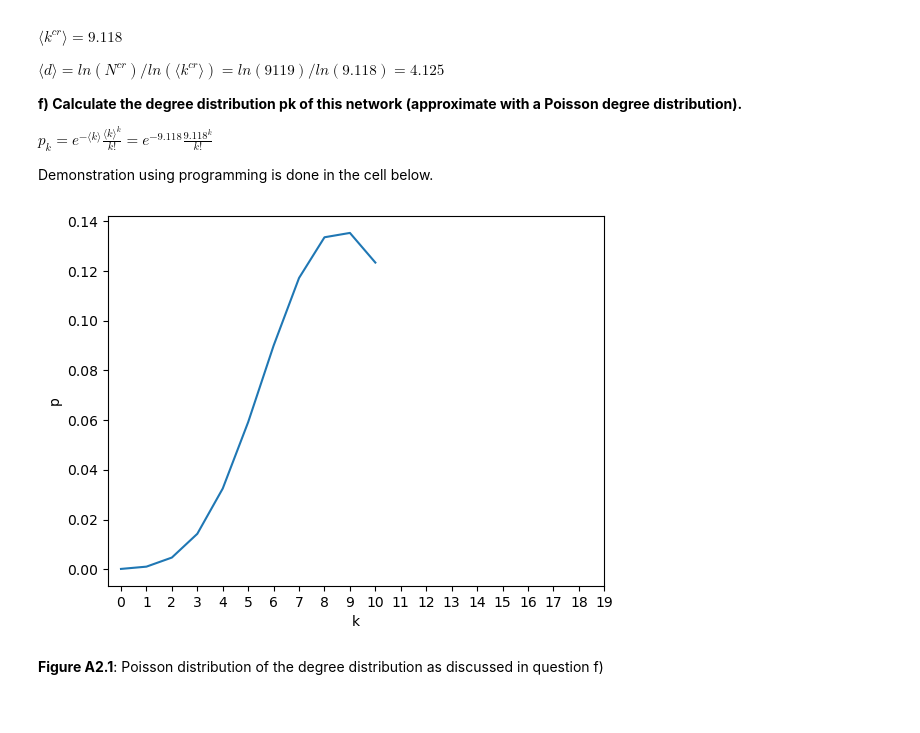
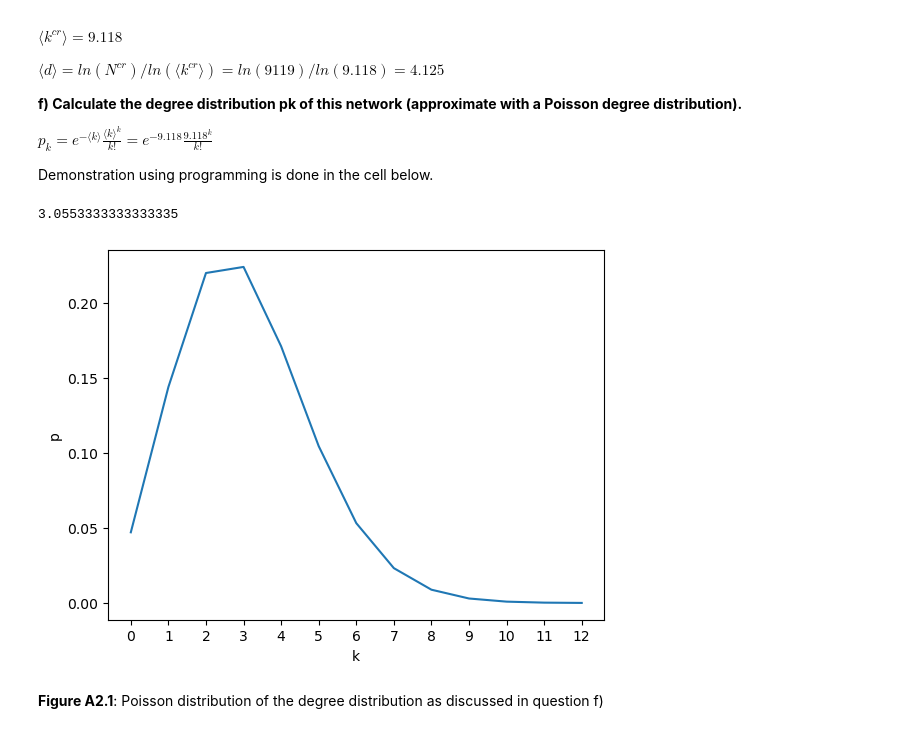
Before and after one commit to Davide011/Social_Graph, a Jupyter notebook: Assignment1_colab.ipynb, the cells around one changed output. Saved outputs shown, nothing was run; the diff lists cells and outputs as text; code cells hidden in the pictures.

```diff
--- a/Assignment1_colab.ipynb
+++ b/Assignment1_colab.ipynb
@@ -219,15 +198,35 @@ for degree in degrees:
+# %%
+#Probability distribution of node degrees
+def p(k, avg_k):
+    return np.exp(-avg_k)*(avg_k**k)/np.math.factorial(k)
+# %%
+# We generate the random network as described
+G = nx.erdos_renyi_graph(3000, 0.001)
+degs = list(dict(G.degree()).values())
+
+max_degree = max(degs)
+min_degree = min(degs)
+avg_deg = np.mean(degs)
+print(avg_deg)
+
+#get all present degrees
+all_degrees = list(range(max_degree))
+
+# Calculate the degree distribution
+distribution = [p(k,avg_deg) for k in all_degrees]
+# %% [output]
+3.0553333333333335
 # %%
-
 # And we plot the results!
-plt.plot(degrees, distribution)
+plt.plot(all_degrees, distribution)
 
 plt.xlabel("k")
 plt.ylabel("p")
-plt.xticks(list(range(0, 20)))
+plt.xticks(all_degrees)
 
 plt.show()
 # %% [output]
-[figure, old version]
+[figure, new version]
 # %% [markdown]
 **Figure A2.1**: Poisson distribution of the degree distribution as discussed in question f)
 # %%
```
Also changed, not shown: parts of 25 cells of this notebook.
